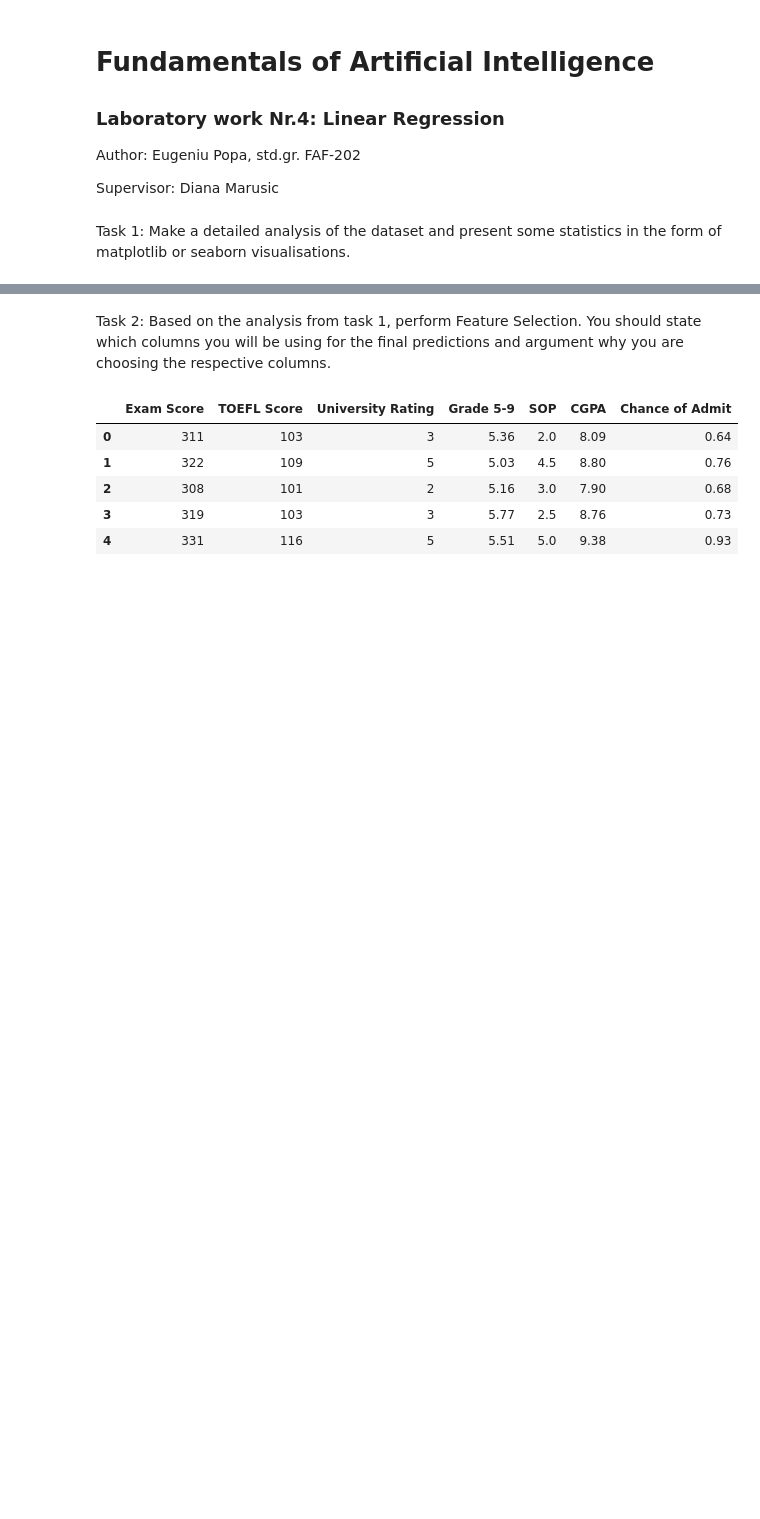
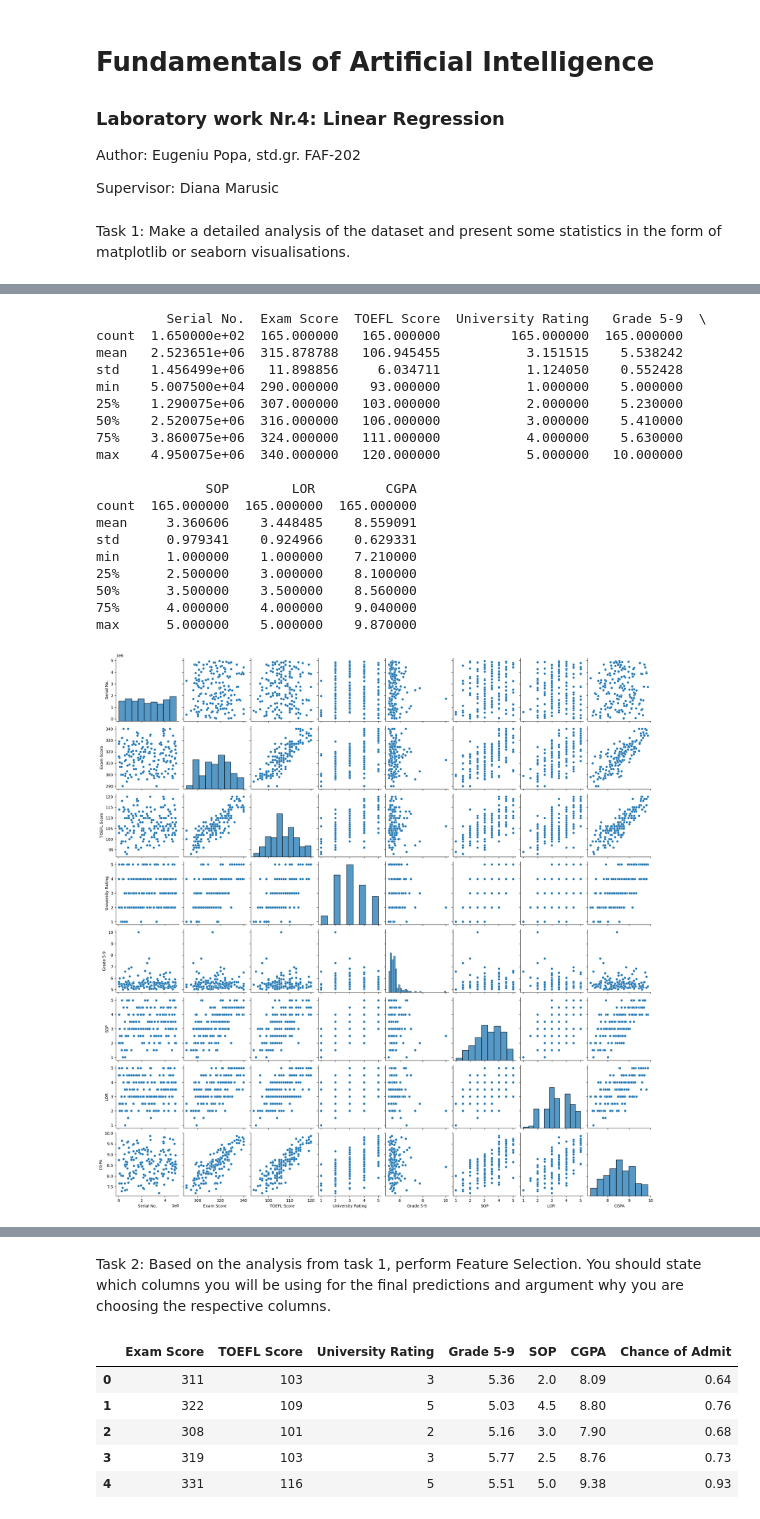
Before and after one commit to eugencic/fundamentals-of-artificial-intelligence, a Jupyter notebook: lab4/lab4.ipynb, the cells around one changed output, grey strips where cells are left out. Cells and saved outputs as stored; diff of their text form; code cells hidden in the pictures; blank space fills up the shorter version.

```diff
--- a/lab4/lab4.ipynb
+++ b/lab4/lab4.ipynb
@@ -14,7 +14,7 @@ import matplotlib.pyplot as plt
 import seaborn as sns
 
 
-# Load the dataset
+# Load the train dataset
 data = pd.read_csv("train.csv")
 
 # Display basic statistics
@@ -24,30 +24,66 @@ print(data.describe())
 sns.pairplot(data)
 plt.show()
 
 # Visualize correlation heatmap
 plt.figure(figsize=(12, 8))
 sns.heatmap(data.corr(numeric_only=True), annot=True, cmap='coolwarm', fmt='.2f')
 plt.title('Correlation Heatmap')
 plt.show()
+
+# Load the test dataset
+test_data = pd.read_csv("test.csv")
+
+# Display basic statistics
+print(test_data.describe())
+
+# Visualize distribution of features
+sns.pairplot(test_data)
+plt.show()
+
+# Visualize correlation heatmap
+plt.figure(figsize=(12, 8))
+sns.heatmap(test_data.corr(numeric_only=True), annot=True, cmap='coolwarm', fmt='.2f')
+plt.title('Correlation Heatmap')
+plt.show()
 # %% [output]
          Serial No.  Exam Score  TOEFL Score  University Rating   Grade 5-9  \
 count  3.350000e+02  335.000000   335.000000         335.000000  335.000000
 mean   2.495926e+06  316.764179   107.313433           3.095522    5.497761
 std    1.441130e+06   10.992154     6.110286           1.154195    0.393019
 min    1.007500e+04  293.000000    92.000000           1.000000    5.010000
 25%    1.240075e+06  309.000000   102.500000           2.000000    5.240000
 50%    2.490075e+06  317.000000   107.000000           3.000000    5.390000
 75%    3.715075e+06  325.000000   112.000000           4.000000    5.625000
 max    5.000075e+06  340.000000   120.000000           5.000000    7.680000
 
               SOP        LOR         CGPA  Chance of Admit
 count  335.000000  335.000000  335.000000       335.000000
 mean     3.380597    3.501493    8.584985         0.726119
 std      0.998088    0.926569    0.593139         0.139732
 min      1.000000    1.500000    6.800000         0.340000
 25%      2.500000    3.000000    8.140000         0.640000
 50%      3.500000    3.500000    8.570000         0.730000
 75%      4.000000    4.000000    9.040000         0.820000
 max      5.000000    5.000000    9.920000         0.970000
 [figure]
 [figure]
+         Serial No.  Exam Score  TOEFL Score  University Rating   Grade 5-9  \
+count  1.650000e+02  165.000000   165.000000         165.000000  165.000000
+mean   2.523651e+06  315.878788   106.945455           3.151515    5.538242
+std    1.456499e+06   11.898856     6.034711           1.124050    0.552428
+min    5.007500e+04  290.000000    93.000000           1.000000    5.000000
+25%    1.290075e+06  307.000000   103.000000           2.000000    5.230000
+50%    2.520075e+06  316.000000   106.000000           3.000000    5.410000
+75%    3.860075e+06  324.000000   111.000000           4.000000    5.630000
+max    4.950075e+06  340.000000   120.000000           5.000000   10.000000
+
+              SOP        LOR         CGPA
+count  165.000000  165.000000  165.000000
+mean     3.360606    3.448485    8.559091
+std      0.979341    0.924966    0.629331
+min      1.000000    1.000000    7.210000
+25%      2.500000    3.000000    8.100000
+50%      3.500000    3.500000    8.560000
+75%      4.000000    4.000000    9.040000
+max      5.000000    5.000000    9.870000
+[figure, added]
```
Also changed, not shown: parts of 7 cells of this notebook.
